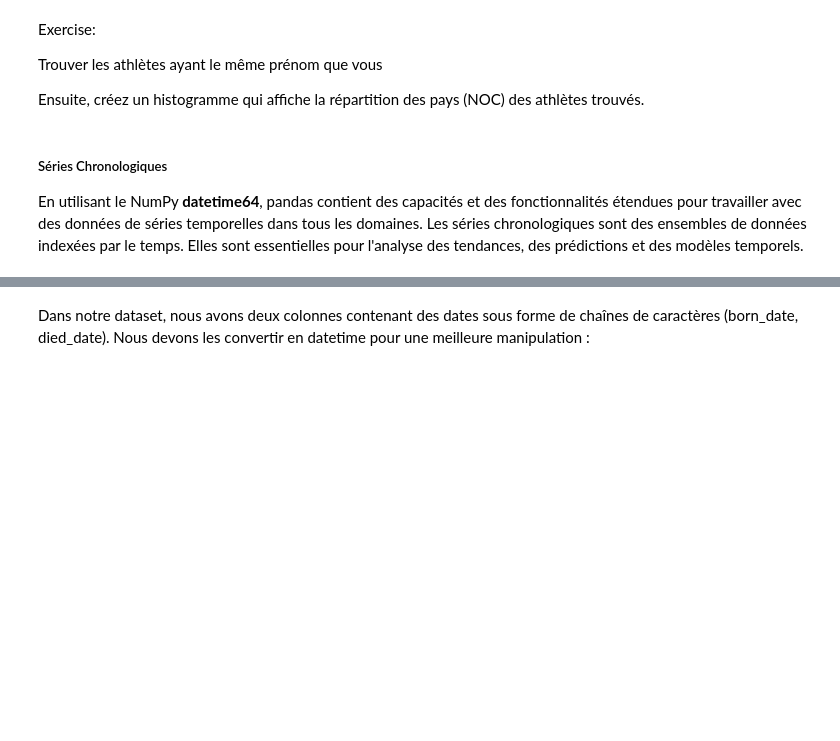
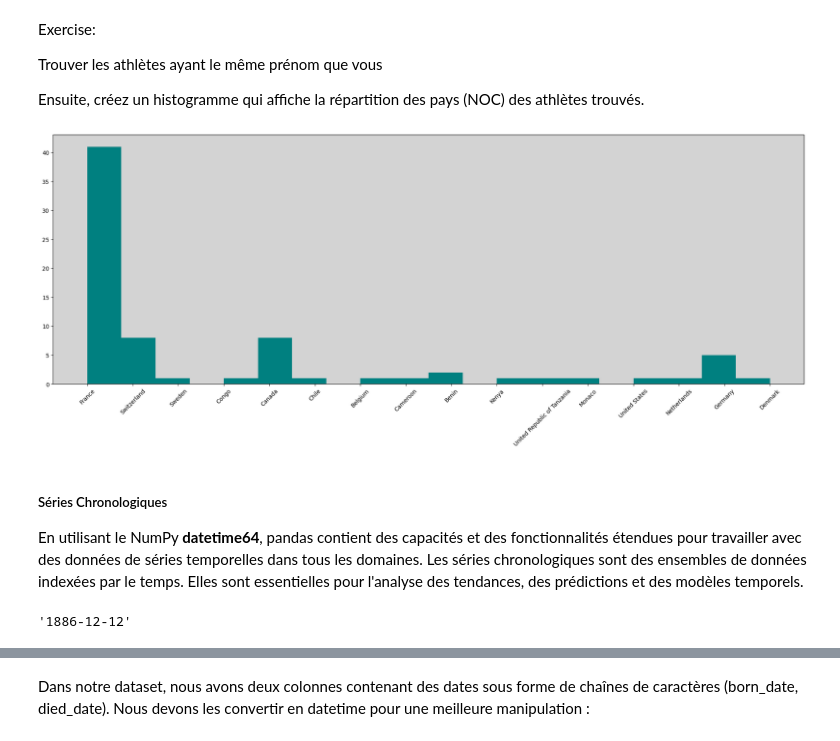
Before and after one commit to mrgeooo14/nomades_to_submit, a Jupyter notebook: DS_day4_pandas.ipynb, the cells around one changed output, grey strips where cells are left out. Saved outputs shown, nothing was run; the diff lists cells and outputs as text; code cells hidden in the pictures; blank space fills up the shorter version.

```diff
--- a/DS_day4_pandas.ipynb
+++ b/DS_day4_pandas.ipynb
@@ -112,11 +133,23 @@ Exercise:
 Trouver les athlètes ayant le même prénom que vous
 
 Ensuite, créez un histogramme qui affiche la répartition des pays (NOC) des athlètes trouvés.
+# %%
+plt.rcParams['axes.facecolor'] = 'lightgray'
+plt.figure(figsize = (24, 8))
+names = bios_df.loc[bios_df['name'].str.startswith('Pascal', na=False)]
+names['NOC'].hist(bins = 20, color = 'teal')
+plt.xticks(rotation = 45)
+plt.grid(False)
+plt.show()
+# %% [output]
+[figure, added]
 # %% [markdown]
 ##### Séries Chronologiques
 En utilisant le NumPy **datetime64**, pandas contient des capacités et des fonctionnalités étendues pour travailler avec des données de séries temporelles dans tous les domaines.
 Les séries chronologiques sont des ensembles de données indexées par le temps. Elles sont essentielles pour l'analyse des tendances, des prédictions et des modèles temporels.
 # %%
-type(bios_df['born_date'][0])
+bios_df['born_date'][0]
+# %% [output]
+'1886-12-12'
 # %%
 #### la conversion entre str et datetime
```
Also changed, not shown: parts of 16 cells of this notebook, 2 other files.
